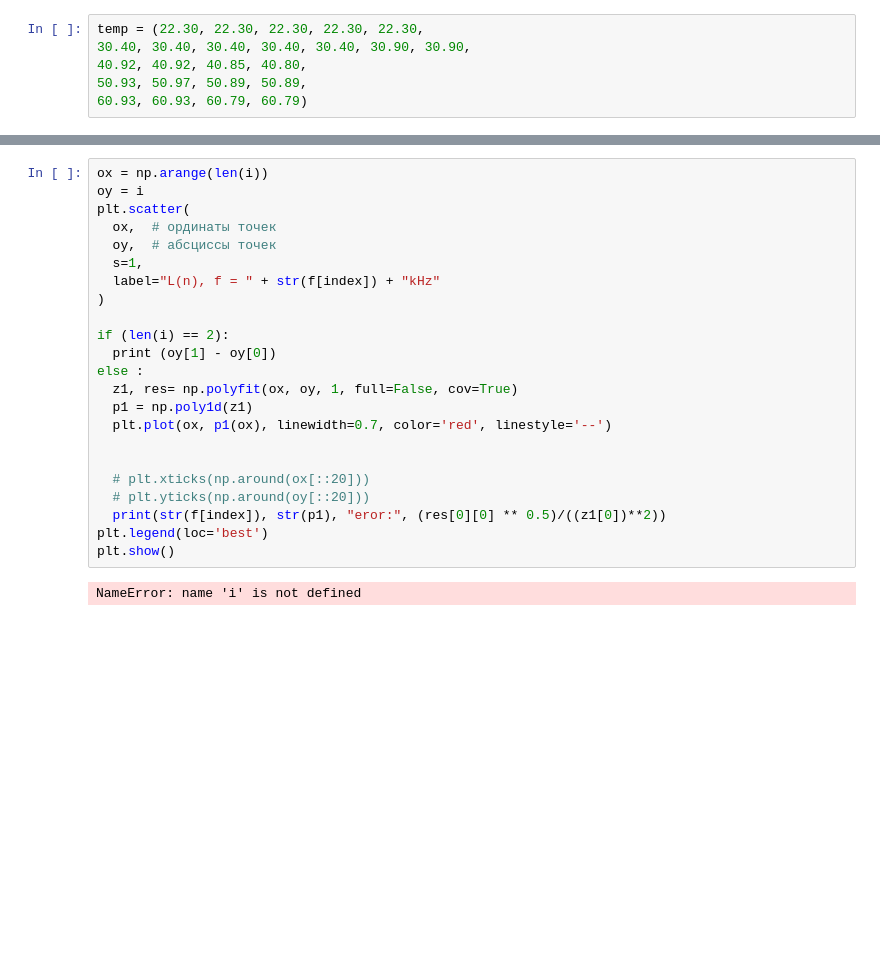
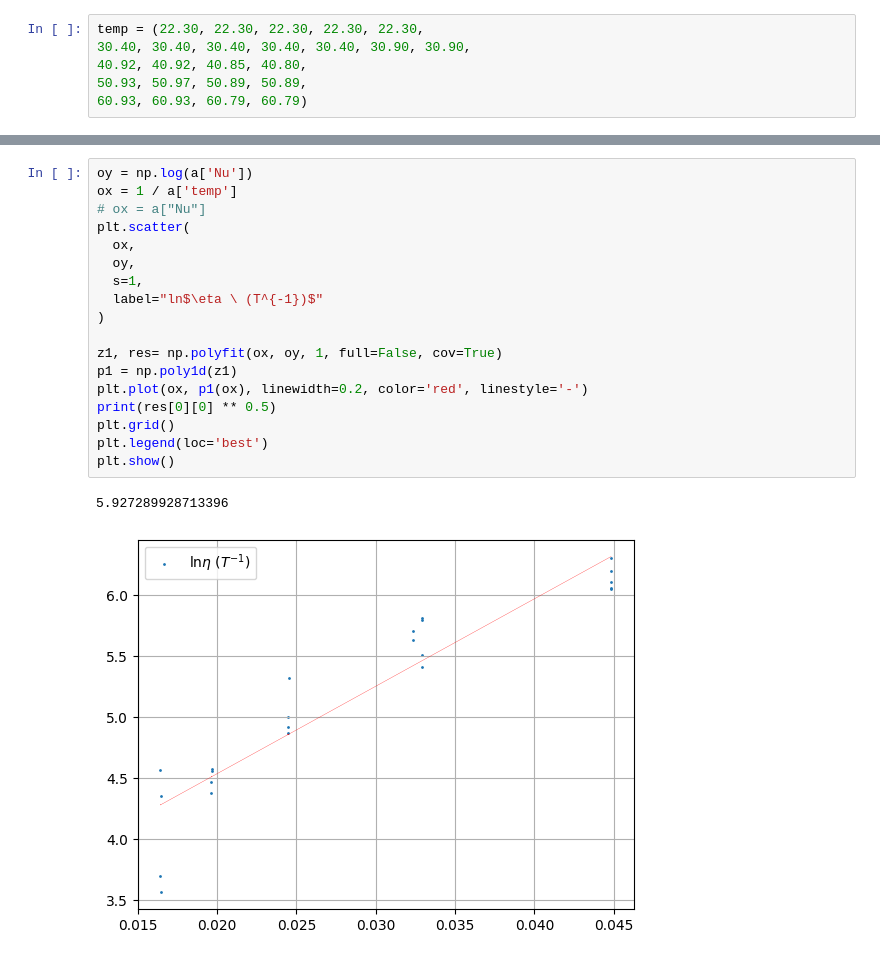
Before and after one commit to ILoveAlgorythms/labs, a Jupyter notebook: 2.2.6/data.ipynb, the cells around one changed output, grey strips where cells are left out. Drawn from its saved outputs; the diff is of its cells as text; blank space fills up the shorter version.

```diff
--- a/2.2.6/data.ipynb
+++ b/2.2.6/data.ipynb
@@ -68,25 +81,21 @@ a['Nu'] = 2 * 9.81 * radius ** 2 / 9 * ()
 # %%
-ox = np.arange(len(i))
-oy = i
+oy = np.log(a['Nu'])
+ox = 1 / a['temp']
+# ox = a["Nu"]
 plt.scatter(
-  ox,  # ординаты точек
-  oy,  # абсциссы точек
+  ox,
+  oy,
   s=1,
-  label="L(n), f = " + str(f[index]) + "kHz"
+  label="ln$\eta \ (T^{-1})$"
 )
 
-if (len(i) == 2):
-  print (oy[1] - oy[0])
-else :
-  z1, res= np.polyfit(ox, oy, 1, full=False, cov=True)
-  p1 = np.poly1d(z1)
-  plt.plot(ox, p1(ox), linewidth=0.7, color='red', linestyle='--')
-
-
-  # plt.xticks(np.around(ox[::20]))
-  # plt.yticks(np.around(oy[::20]))
-  print(str(f[index]), str(p1), "eror:", (res[0][0] ** 0.5)/((z1[0])**2))
+z1, res= np.polyfit(ox, oy, 1, full=False, cov=True)
+p1 = np.poly1d(z1)
+plt.plot(ox, p1(ox), linewidth=0.2, color='red', linestyle='-')
+print(res[0][0] ** 0.5)
+plt.grid()
 plt.legend(loc='best')
 plt.show()
 # %% [output]
-NameError: name 'i' is not defined
+5.927289928713396
+[figure, added]
```
Also changed, not shown: parts of 2 cells of this notebook, 13 other files.
